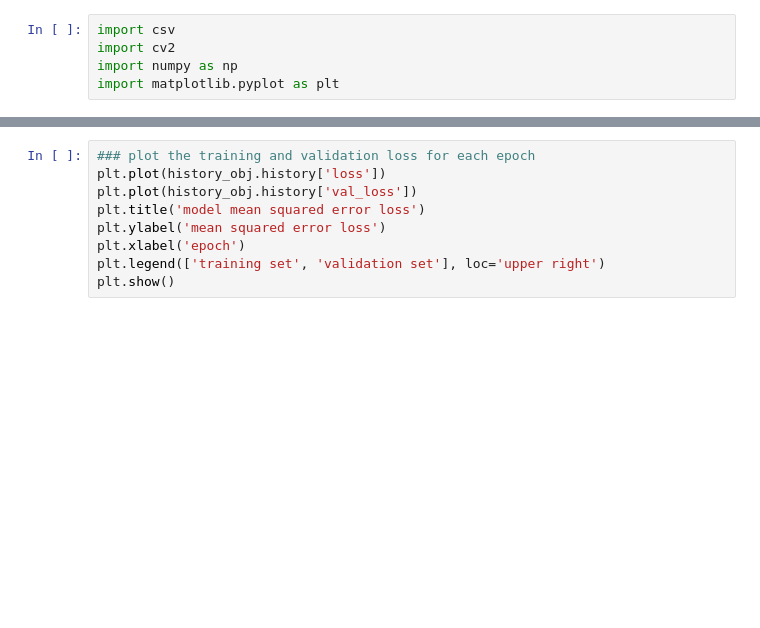
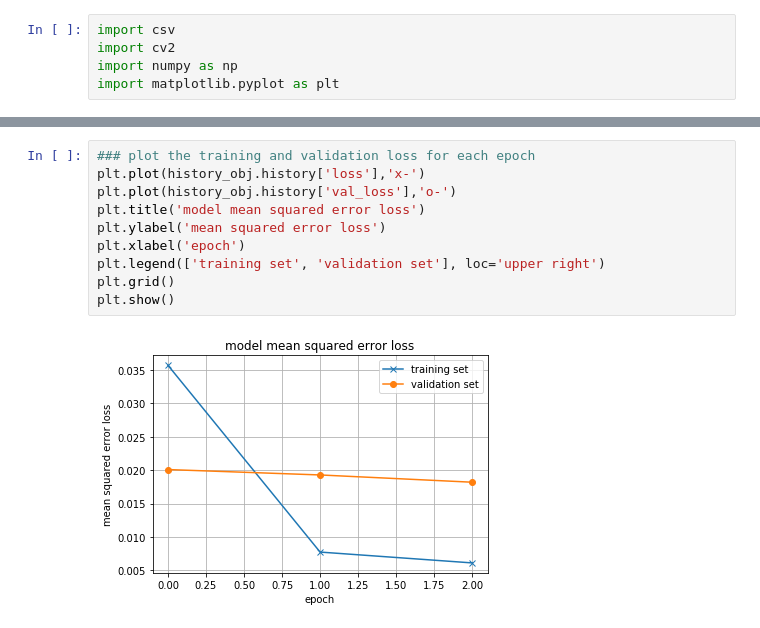
Before and after one commit to AeroGeekDean/CarND-Behavioral-Cloning-P3, a Jupyter notebook: scratchpad.ipynb, the cells around one changed output, grey strips where cells are left out. Drawn from its saved outputs; the diff is of its cells as text; blank space fills up the shorter version.

```diff
--- a/scratchpad.ipynb
+++ b/scratchpad.ipynb
@@ -149,9 +185,12 @@ print(history_obj.history.keys())
 # %%
 ### plot the training and validation loss for each epoch
-plt.plot(history_obj.history['loss'])
-plt.plot(history_obj.history['val_loss'])
+plt.plot(history_obj.history['loss'],'x-')
+plt.plot(history_obj.history['val_loss'],'o-')
 plt.title('model mean squared error loss')
 plt.ylabel('mean squared error loss')
 plt.xlabel('epoch')
 plt.legend(['training set', 'validation set'], loc='upper right')
+plt.grid()
 plt.show()
+# %% [output]
+[figure, added]
```
Also changed, not shown: parts of 11 cells of this notebook.
